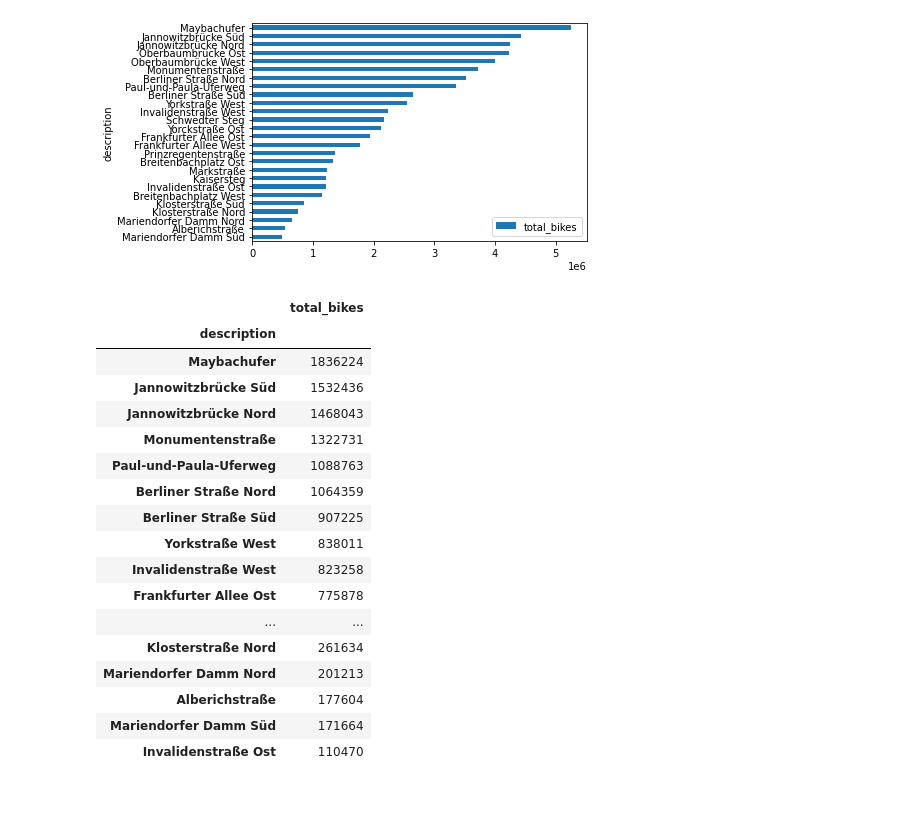
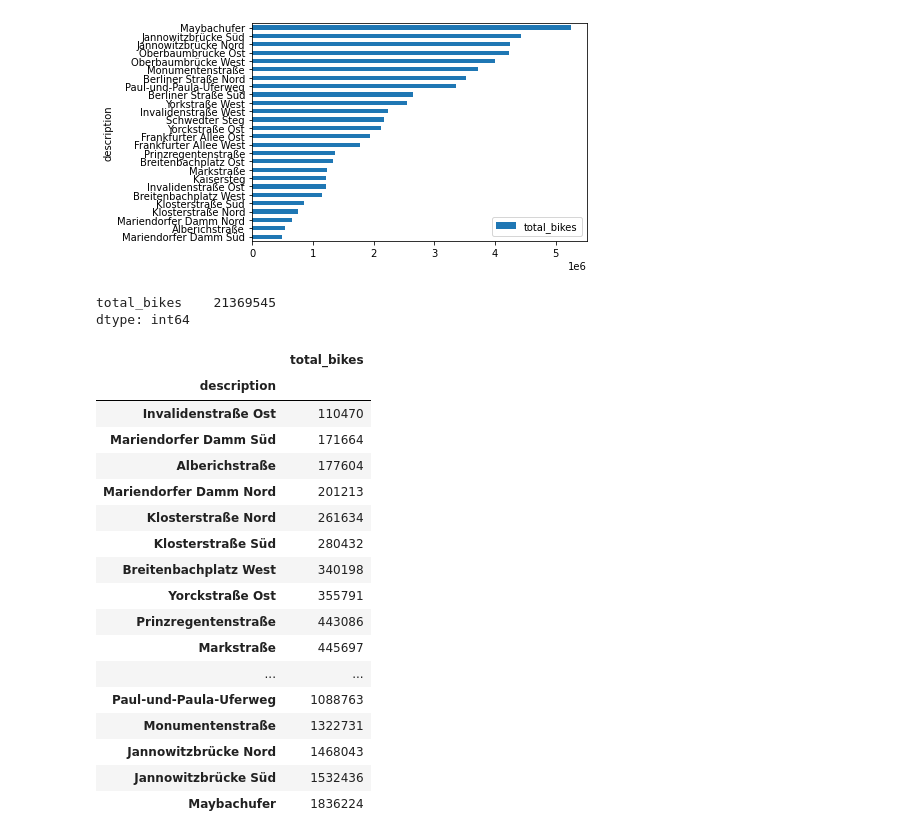
Before and after one commit to senzelden/berlin_bike_traffic, a Jupyter notebook: eda_general_key_points.ipynb, the cells around one changed output. Drawn from its saved outputs; the diff is of its cells as text; code cells hidden in the pictures; blank space fills up the shorter version.

```diff
--- a/eda_general_key_points.ipynb
+++ b/eda_general_key_points.ipynb
@@ -28,24 +28,32 @@ df.groupby('description')[['total_bikes']].sum().sort_values('total_bikes').plot
 # %% [output]
 <AxesSubplot:ylabel='description'>
 [figure]
+# %%
+total_bikes_2018 = df[df.index.year.isin([2018])].groupby('description')[['total_bikes']].sum().sort_values('total_bikes', ascending=True)
+sum_total_bikes_2018 = total_bikes_2018.groupby('description')[['total_bikes']].sum().sum()
+sum_total_bikes_2018
+# %% [output]
+total_bikes    21369545
+dtype: int64
 # %%
-df[df.index.year.isin([2019])].groupby('description')[['total_bikes']].sum().sort_values('total_bikes', ascending=False)
+total_bikes_2019 = df[df.index.year.isin([2019])].groupby('description')[['total_bikes']].sum().sort_values('total_bikes', ascending=True)
+total_bikes_2019
 # %% [output]
 |  | total_bikes |
 | description |  |
+| Invalidenstraße Ost | 110470 |
+| Mariendorfer Damm Süd | 171664 |
+| Alberichstraße | 177604 |
+| Mariendorfer Damm Nord | 201213 |
+| Klosterstraße Nord | 261634 |
+| Klosterstraße Süd | 280432 |
+| Breitenbachplatz West | 340198 |
+| Yorckstraße Ost | 355791 |
+| Prinzregentenstraße | 443086 |
+| Markstraße | 445697 |
+| ... | ... |
+| Paul-und-Paula-Uferweg | 1088763 |
+| Monumentenstraße | 1322731 |
+| Jannowitzbrücke Nord | 1468043 |
+| Jannowitzbrücke Süd | 1532436 |
 | Maybachufer | 1836224 |
-| Jannowitzbrücke Süd | 1532436 |
-| Jannowitzbrücke Nord | 1468043 |
-| Monumentenstraße | 1322731 |
-| Paul-und-Paula-Uferweg | 1088763 |
-| Berliner Straße Nord | 1064359 |
-| Berliner Straße Süd | 907225 |
-| Yorkstraße West | 838011 |
-| Invalidenstraße West | 823258 |
-| Frankfurter Allee Ost | 775878 |
-| ... | ... |
-| Klosterstraße Nord | 261634 |
-| Mariendorfer Damm Nord | 201213 |
-| Alberichstraße | 177604 |
-| Mariendorfer Damm Süd | 171664 |
-| Invalidenstraße Ost | 110470 |
```
Also changed, not shown: parts of 5 cells of this notebook.
